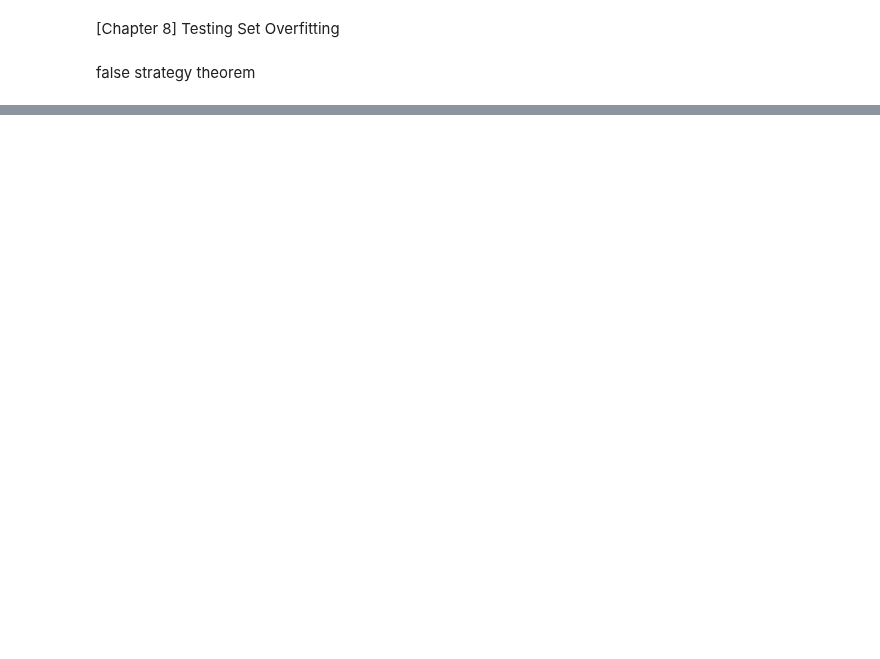
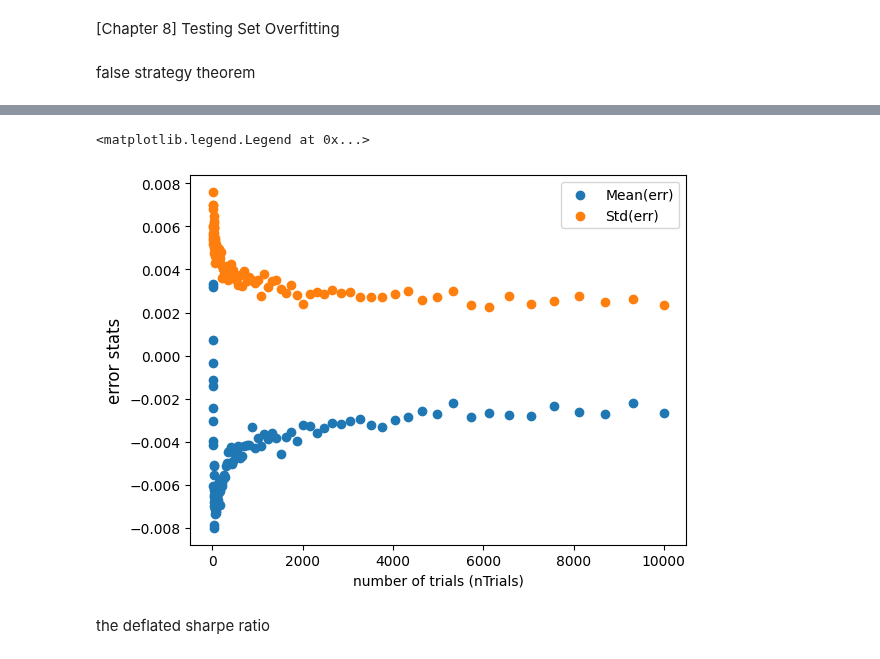
Before and after one commit to Joanna-Dai/Machine-Learning-for-Asset-Managers, a Jupyter notebook: ch8.ipynb, the cells around one changed output, grey strips where cells are left out. Cells and saved outputs as stored; diff of their text form; code cells hidden in the pictures; blank space fills up the shorter version.

```diff
--- a/ch8.ipynb
+++ b/ch8.ipynb
@@ -92,0 +137,15 @@ plt.legend()
+# %%
+plt.scatter(stats.index, stats['meanErr'], label='Mean(err)')
+plt.scatter(stats.index, stats['stdErr'], label='Std(err)')
+
+plt.xlabel('number of trials (nTrials)', fontsize=10)
+plt.ylabel('error stats', fontsize=12)
+
+plt.legend()
+
+# std is relatively small (below 0.5%) and it decreases as the number of trials increases
+# %% [output]
+<matplotlib.legend.Legend at 0x...>
+[figure, added]
+# %% [markdown]
+the deflated sharpe ratio
```
Also changed, not shown: parts of 3 cells of this notebook.
